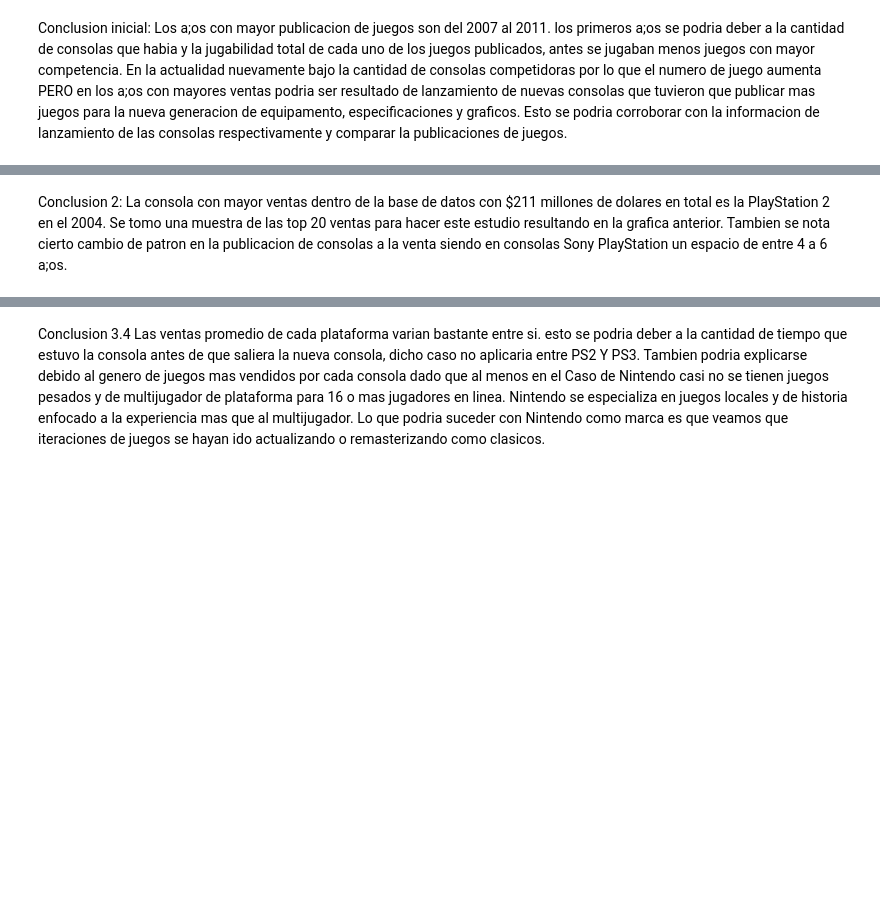
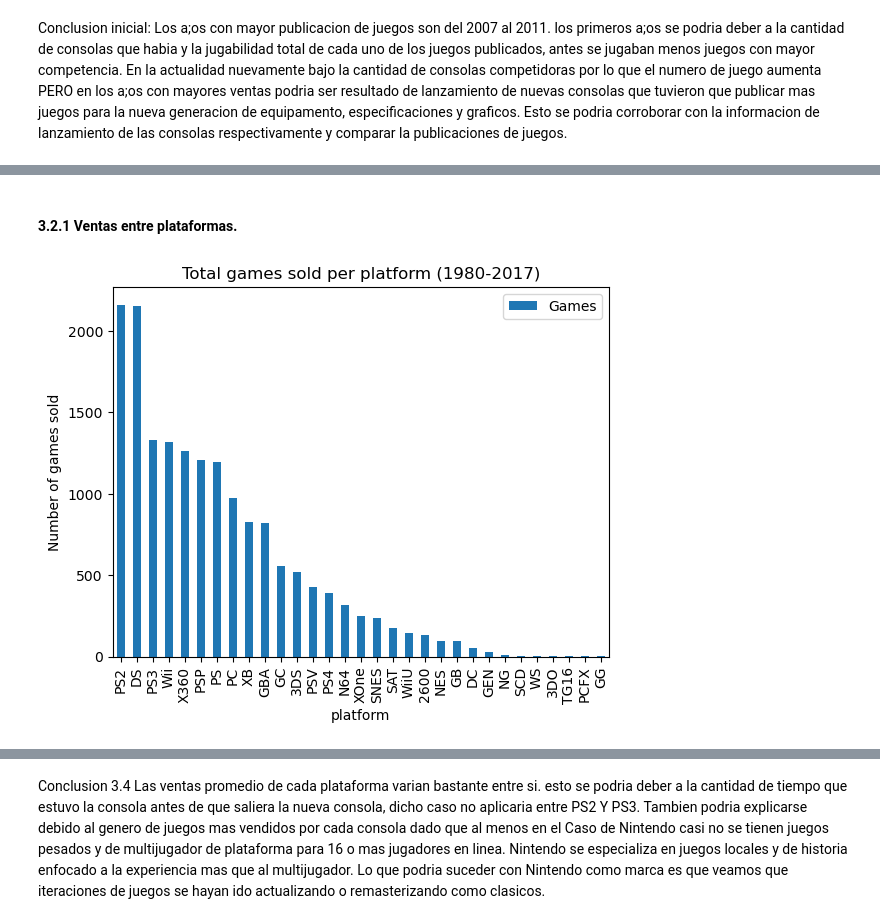
Before and after one commit to ArqJuan/Sprint6, a Jupyter notebook: Notebook_Sprint6.ipynb, the cells around one changed output, grey strips where cells are left out. Cells and saved outputs as stored; diff of their text form; code cells hidden in the pictures; blank space fills up the shorter version.

```diff
--- a/Notebook_Sprint6.ipynb
+++ b/Notebook_Sprint6.ipynb
@@ -116,2 +99,9 @@ Name: 16, dtype: object millones de dolares.
-# %% [markdown]
-Conclusion 2: La consola con mayor ventas dentro de la base de datos con $211 millones de dolares en total es la PlayStation 2 en el 2004. Se tomo una muestra de las top 20 ventas para hacer este estudio resultando en la grafica anterior. Tambien se nota cierto cambio de patron en la publicacion de consolas a la venta siendo en consolas Sony PlayStation un espacio de entre 4 a 6 a;os.
+# %% [markdown]
+#### 3.2.1 Ventas entre plataformas.
+# %%
+console_sales = games_df.groupby(['platform'])['total_sales'].count().reset_index().sort_values(by='total_sales', ascending=False)
+sales_table = console_sales.plot(x='platform', y='total_sales', kind='bar', ylabel='Number of games sold',xlabel='platform', title='Total games sold per platform (1980-2017)')
+plt.legend(['Games'])
+plt.show()
+# %% [output]
+[figure, added]
```
Also changed, not shown: parts of 19 cells of this notebook.
